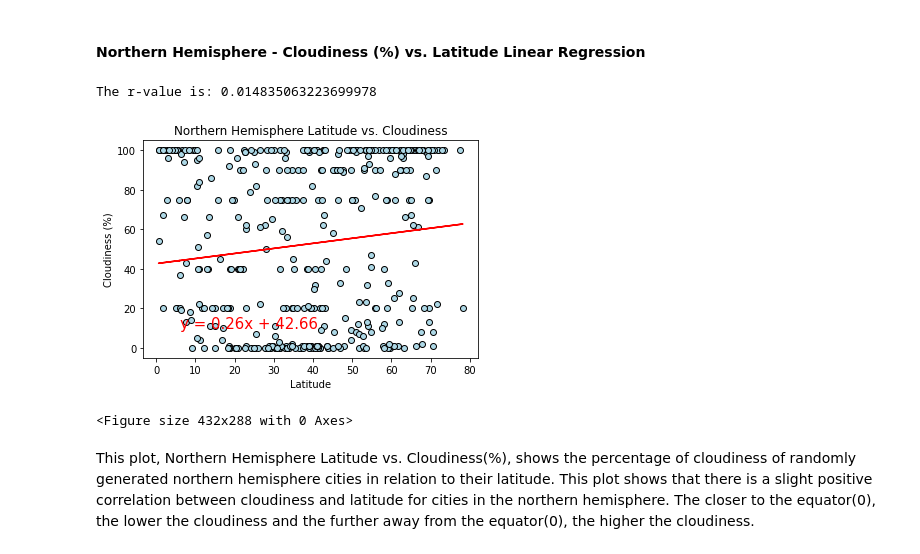
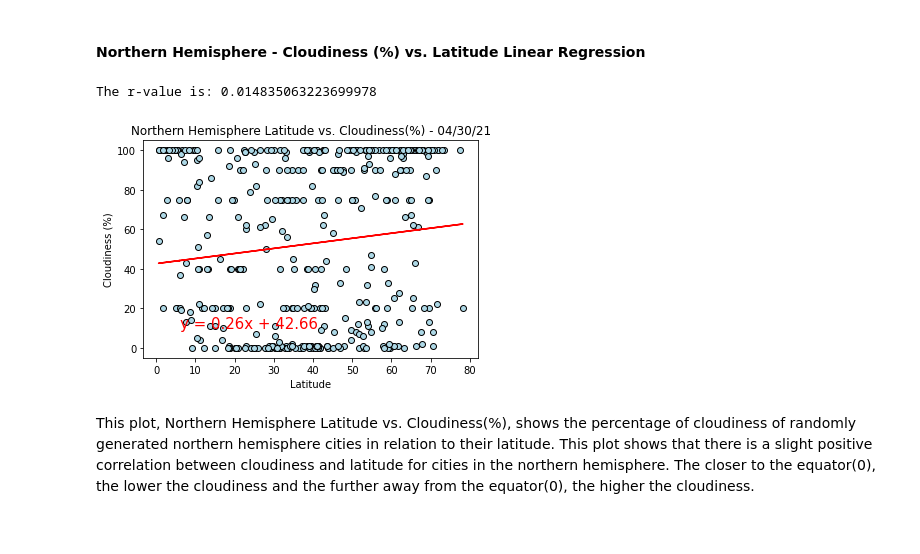
Before and after one commit to jenniecinelli/python-api-challenge, a Jupyter notebook: WeatherPy/WeatherPy.ipynb, the cells around one changed output. Cells and saved outputs as stored; diff of their text form; code cells hidden in the pictures.

```diff
--- a/WeatherPy/WeatherPy.ipynb
+++ b/WeatherPy/WeatherPy.ipynb
@@ -414,36 +410,35 @@ This plot, Southern Hemisphere Latitude vs. Humidity(%), shows the percentage of
 # %%
 x_values = northern_hemisphere['Lat']
 y_values = northern_hemisphere['Cloudiness']
 
 # Run linear regression
 (slope, intercept, rvalue, pvalue, stderr) = linregress(x_values, y_values)
 regress_values = x_values * slope + intercept
 line_eq = "y = " + str(round(slope,2)) + "x + " + str(round(intercept,2))
 
 # Plot scatter plot
 plt.scatter(x_values,y_values, facecolors="lightblue", edgecolors="black")
 
 # Plot regression line
 plt.plot(x_values,regress_values,"r-")
 plt.annotate(line_eq,(6,10),fontsize=15,color="red")
 
 #titles
-plt.title('Northern Hemisphere Latitude vs. Cloudiness')
+plt.title('Northern Hemisphere Latitude vs. Cloudiness(%) - 04/30/21')
 plt.xlabel('Latitude')
 plt.ylabel('Cloudiness (%)')
 
 # Print r value
 print(f"The r-value is: {rvalue**2}")
 
+#save png
+plt.savefig('Output/Northern Latitude vs. Cloudiness.png')
+
 #show
 plt.show()
-
-#save png
-plt.savefig('Output/Northern Latitude vs. Cloudiness.png')
 # %% [output]
 The r-value is: 0.014835063223699978
-[figure, old version]
+[figure, new version]
-<Figure size 432x288 with 0 Axes>
 # %% [markdown]
 This plot, Northern Hemisphere Latitude vs. Cloudiness(%), shows the percentage of cloudiness of randomly generated northern hemisphere cities in relation to their latitude. This plot shows that there is a slight positive correlation between cloudiness and latitude for cities in the northern hemisphere. The closer to the equator(0), the lower the cloudiness and the further away from the equator(0), the higher the cloudiness.
 # %% [markdown]
```
Also changed, not shown: parts of 11 cells of this notebook, 13 other files.
